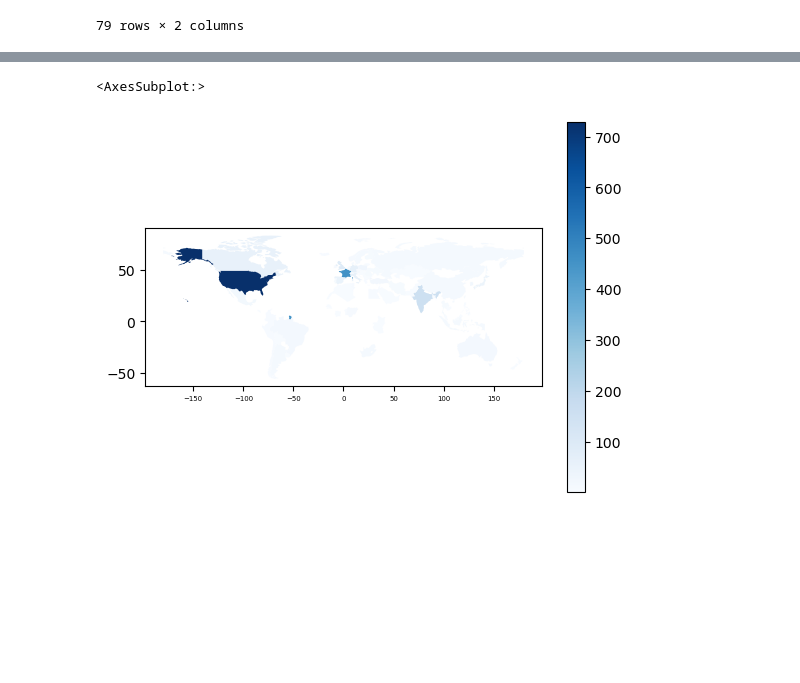
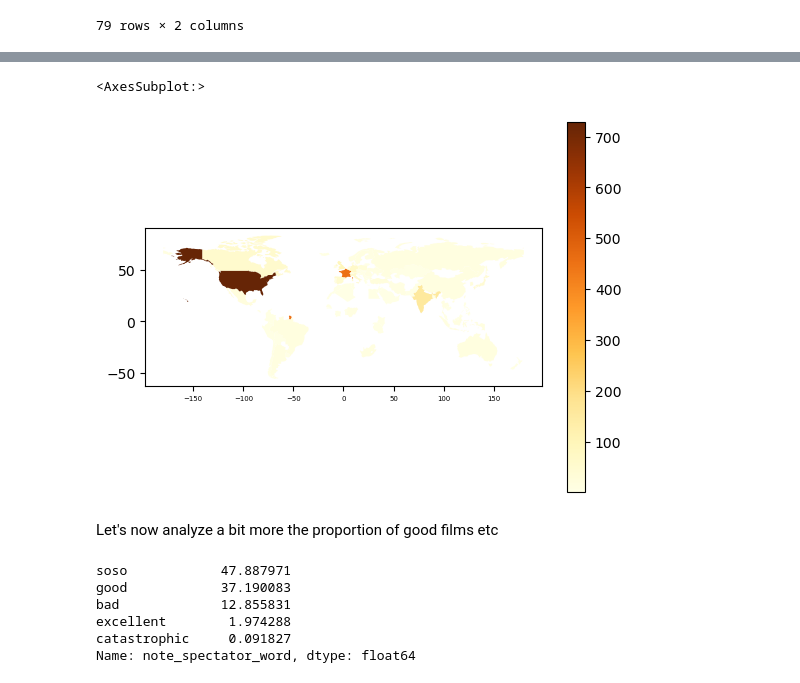
Before and after one commit to alienor15/Films_DM_2023, a Jupyter notebook: Data vizualization.ipynb, the cells around one changed output, grey strips where cells are left out. Drawn from its saved outputs; the diff is of its cells as text; code cells hidden in the pictures; blank space fills up the shorter version.

Commit message:
Data vizualization
with histogram for notes

```diff
--- a/Data vizualization.ipynb
+++ b/Data vizualization.ipynb
@@ -218,5 +221,5 @@ array(['Belgium', 'United States of America', 'France', 'Canada',
 # %%
-df["nationality_1"]=df["nationality_1"].replace({"Belgique":'Belgium','U.S.A.':'United States of America','France':'France', 'Pologne':'Poland'
+df_sans_NA["nationality_1"]=df_sans_NA["nationality_1"].replace({"Belgique":'Belgium','U.S.A.':'United States of America','France':'France', 'Pologne':'Poland'
                                                 ,'Suisse':'Switzerland','Allemagne':'Germany','Norvège':'Norway','Espagne':'Spain',
                                                 'Corée du Sud':'South Korea','Inde':"India",'Grande-Bretagne':'United Kingdom',
                                                 'Turquie':'Turkey','Israël':'Israel','Portugal':'Portugal','Afrique du Sud':'South Africa',
@@ -266,5 +302,17 @@ world_bis=world_bis.drop(["counts"],axis=1)
 # %%
-geomap.plot(column="counts", cmap="Blues", legend=True)
+figure=geomap.plot(column="counts", cmap='YlOrBr', legend=True)
+figure
 # %% [output]
 <AxesSubplot:>
-[figure, old version]
+[figure, new version]
+# %% [markdown]
+Let's now analyze a bit more the proportion of good films etc
+# %%
+df.note_spectator_word.value_counts(normalize=True)*100
+# %% [output]
+soso            47.887971
+good            37.190083
+bad             12.855831
+excellent        1.974288
+catastrophic     0.091827
+Name: note_spectator_word, dtype: float64
```
Also changed, not shown: parts of 21 cells of this notebook.
